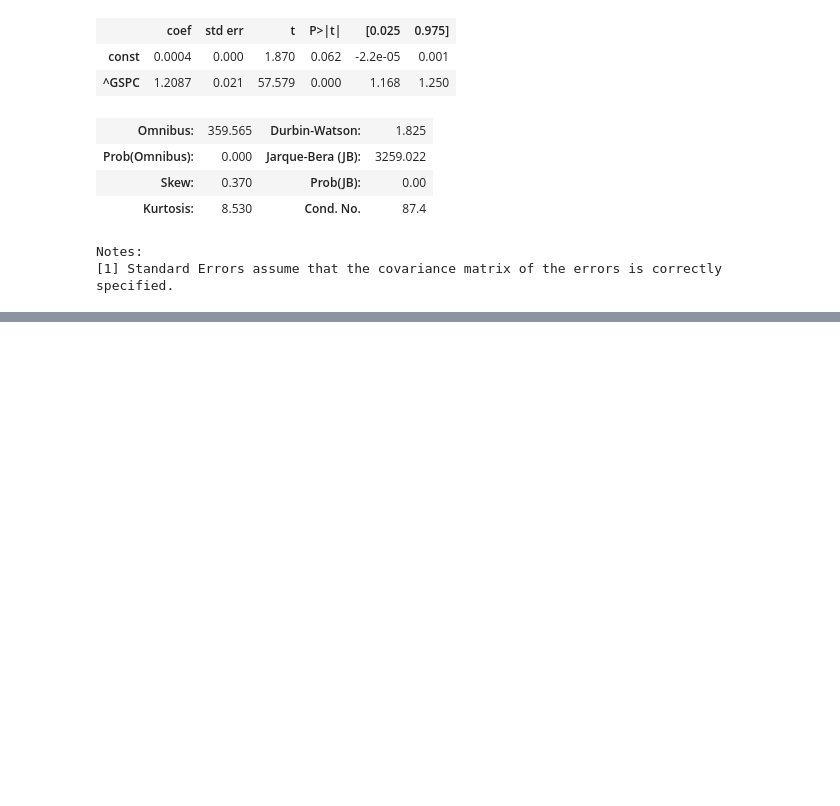
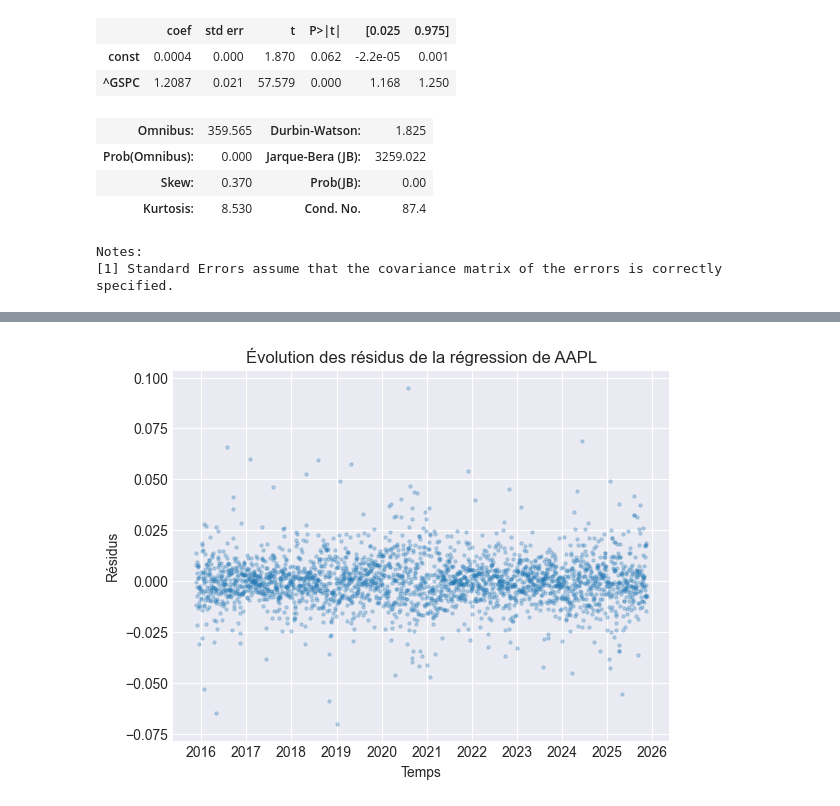
Before and after one commit to luca-dupont2/quant-101-workshops, a Jupyter notebook: 02_regression_alpha_beta/regression_alpha_beta.ipynb, the cells around one changed output, grey strips where cells are left out. Cells and saved outputs as stored; diff of their text form; code cells hidden in the pictures; blank space fills up the shorter version.

```diff
--- a/02_regression_alpha_beta/regression_alpha_beta.ipynb
+++ b/02_regression_alpha_beta/regression_alpha_beta.ipynb
@@ -174,0 +188,10 @@ plt.show()
+# %%
+# Évolution des résidus dans le temps
+
+plt.scatter(residuals.index, residuals, alpha=0.25, s=5)
+plt.title(f'Évolution des résidus de la régression de {asset}')
+plt.xlabel('Temps')
+plt.ylabel('Résidus')
+plt.show()
+# %% [output]
+[figure, added]
```
Also changed, not shown: parts of 8 cells of this notebook.
